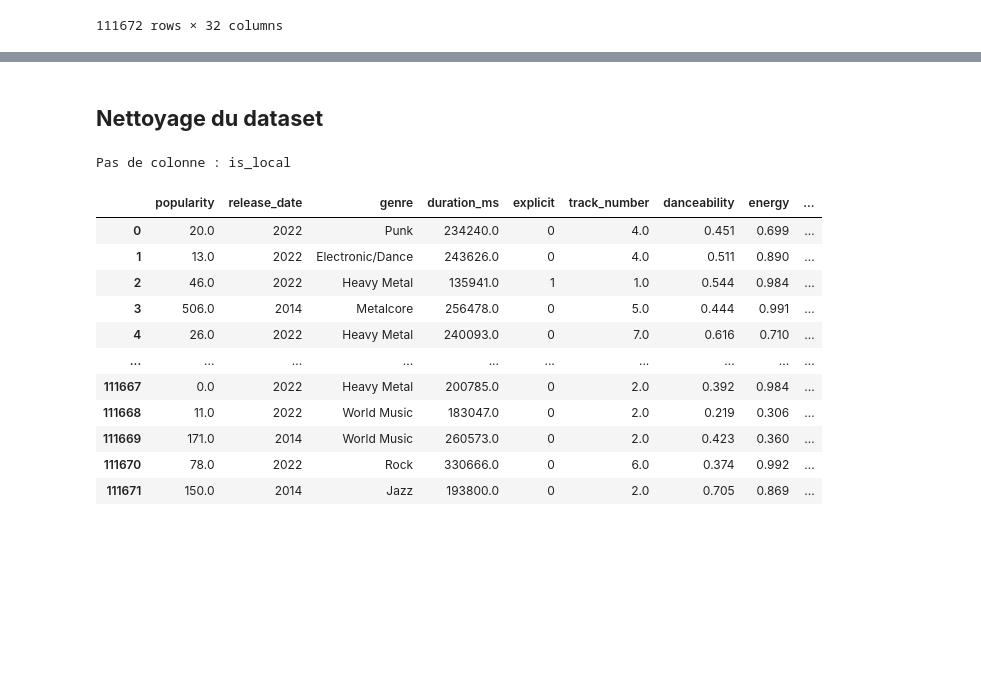
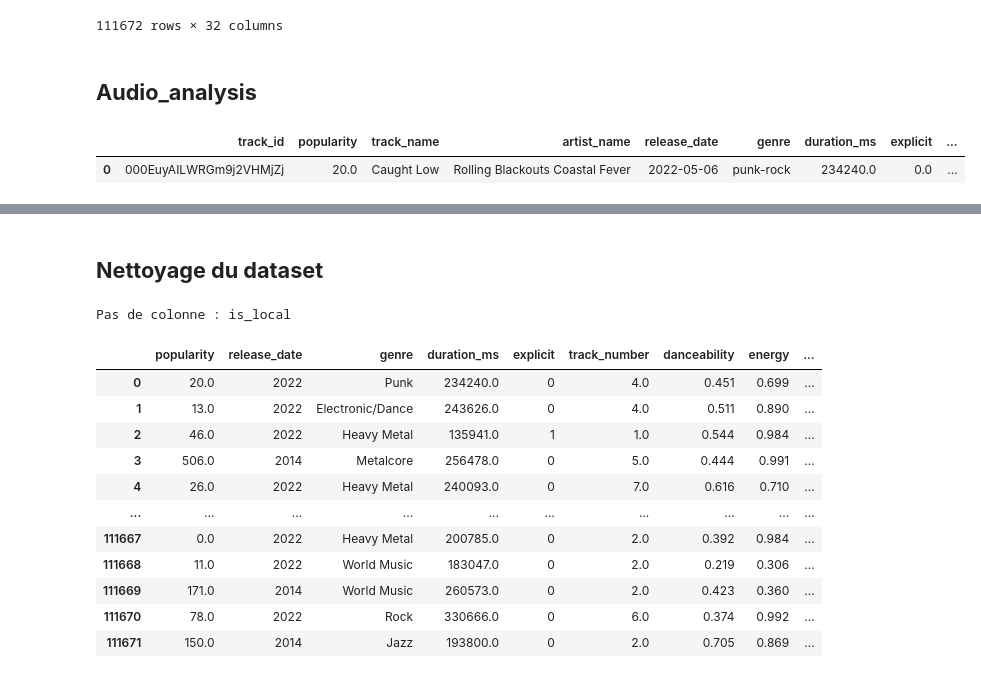
Before and after one commit to StevenDelval/Projet-_r-capitulatif-Machine_Learning, a Jupyter notebook: modelisation/modelisation_genre.ipynb, the cells around one changed output, grey strips where cells are left out. Cells and saved outputs as stored; diff of their text form; code cells hidden in the pictures; blank space fills up the shorter version.

```diff
--- a/modelisation/modelisation_genre.ipynb
+++ b/modelisation/modelisation_genre.ipynb
@@ -155,3 +156,5 @@ df
 | 111670 | 7zyhQe0B5iqyaPwzoQrZE0 | 78.0 | 嚮導BRING+瞳EYES=死DEATH+齎INVITE | Imperial Circus Dead Decadence | 2022-06-01 | j-rock | 330666.0 | 0.0 | ... |
 | 111671 | 7zyqJJ0QwajaHaPLCqZFXN | 150.0 | Fear & Delight | The Correspondents | 2014-03-10 | jazz | 193800.0 | 0.0 | ... |
 111672 rows × 32 columns
+# %% [markdown]
+## **Audio_analysis**
@@ -157,0 +169,5 @@ df
+# %%
+df[df['track_id'] == "000EuyAILWRGm9j2VHMjZj"]
+# %% [output]
+|  | track_id | popularity | track_name | artist_name | release_date | genre | duration_ms | explicit | ... |
+| 0 | 000EuyAILWRGm9j2VHMjZj | 20.0 | Caught Low | Rolling Blackouts Coastal Fever | 2022-05-06 | punk-rock | 234240.0 | 0.0 | ... |
```
Also changed, not shown: parts of 10 cells of this notebook.
